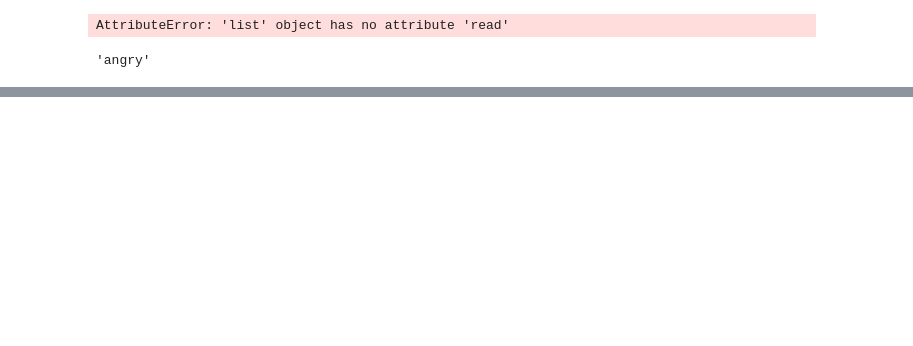
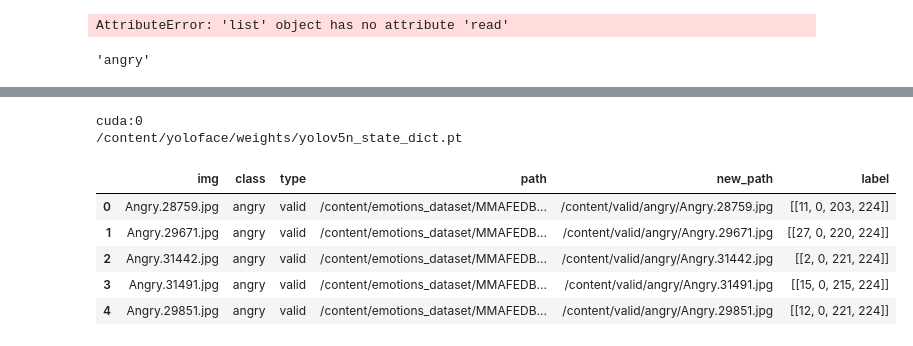
Before and after one commit to imnawar/EmotionRecognition, a Jupyter notebook: YOLO_Label_faces.ipynb, the cells around one changed output, grey strips where cells are left out. Cells and saved outputs as stored; diff of their text form; code cells hidden in the pictures; blank space fills up the shorter version.

```diff
--- a/YOLO_Label_faces.ipynb
+++ b/YOLO_Label_faces.ipynb
@@ -510,7 +517,7 @@ for path in list(valid_df['path']):
   print('reading and transofrming img:'+ path)
   img = Image.open(path).convert('RGB')
   transformed_image = train_transform(img)
-  saving_path = '/content/' + path.split('/')[-2] + '/' + path.split('/')[-1]
+  saving_path = '/content/valid/' + path.split('/')[-2] + '/' + path.split('/')[-1]
   print('saving image in new path: '+saving_path)
   torchvision.utils.save_image(transformed_image, saving_path)
 # %% [output]
@@ -561,0 +617,2 @@ list(valid_df['path'])[0].split('/')[-2]
+# %%
+valid_df['new_path'] = '/content/valid/' + valid_df['class'] + '/' +  valid_df['img']
@@ -561,0 +639,21 @@ list(valid_df['path'])[0].split('/')[-2]
+# %%
+model = YoloDetector(target_size=720, device="cuda:0", min_face=90)
+bboxes = []
+for path in list(valid_df['new_path']):
+  orgimg = np.array(Image.open(path))
+  img_bboxes,_ = model.predict(orgimg)
+  bboxes.append(img_bboxes[0])
+# %% [output]
+cuda:0
+/content/yoloface/weights/yolov5n_state_dict.pt
+# %%
+valid_df['label'] = bboxes
+# %%
+valid_df.head()
+# %% [output]
+|  | img | class | type | path | new_path | label |
+| 0 | Angry.28759.jpg | angry | valid | /content/emotions_dataset/MMAFEDB... | /content/valid/angry/Angry.28759.jpg | [[11, 0, 203, 224]] |
+| 1 | Angry.29671.jpg | angry | valid | /content/emotions_dataset/MMAFEDB... | /content/valid/angry/Angry.29671.jpg | [[27, 0, 220, 224]] |
+| 2 | Angry.31442.jpg | angry | valid | /content/emotions_dataset/MMAFEDB... | /content/valid/angry/Angry.31442.jpg | [[2, 0, 221, 224]] |
+| 3 | Angry.31491.jpg | angry | valid | /content/emotions_dataset/MMAFEDB... | /content/valid/angry/Angry.31491.jpg | [[15, 0, 215, 224]] |
+| 4 | Angry.29851.jpg | angry | valid | /content/emotions_dataset/MMAFEDB... | /content/valid/angry/Angry.29851.jpg | [[12, 0, 221, 224]] |
```
Also changed, not shown: parts of 32 cells of this notebook.
